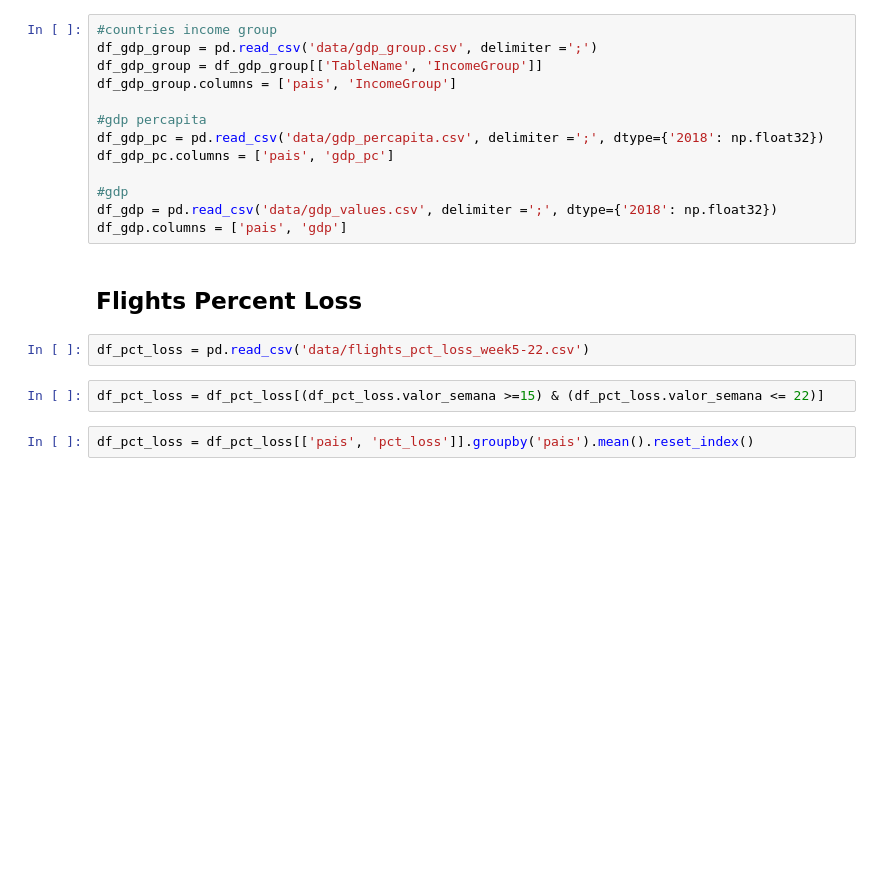
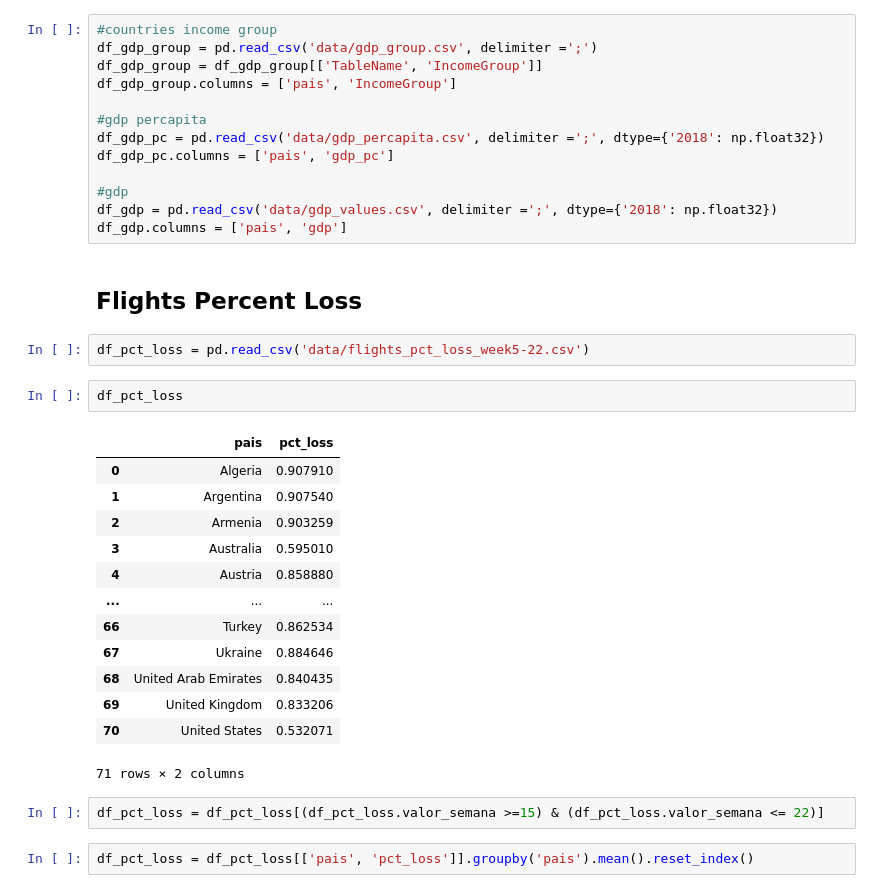
Before and after one commit to paulagiovanna/IC---Covid19-Random-Walk, a Jupyter notebook: flights_pct_loss_analysis.ipynb, the cells around one changed output. Cells and saved outputs as stored; diff of their text form; blank space fills up the shorter version.

```diff
--- a/flights_pct_loss_analysis.ipynb
+++ b/flights_pct_loss_analysis.ipynb
@@ -27,6 +27,22 @@ df_gdp.columns = ['pais', 'gdp']
 ## Flights Percent Loss
 # %%
 df_pct_loss = pd.read_csv('data/flights_pct_loss_week5-22.csv')
+# %%
+df_pct_loss
+# %% [output]
+|  | pais | pct_loss |
+| 0 | Algeria | 0.907910 |
+| 1 | Argentina | 0.907540 |
+| 2 | Armenia | 0.903259 |
+| 3 | Australia | 0.595010 |
+| 4 | Austria | 0.858880 |
+| ... | ... | ... |
+| 66 | Turkey | 0.862534 |
+| 67 | Ukraine | 0.884646 |
+| 68 | United Arab Emirates | 0.840435 |
+| 69 | United Kingdom | 0.833206 |
+| 70 | United States | 0.532071 |
+71 rows × 2 columns
 # %%
 df_pct_loss = df_pct_loss[(df_pct_loss.valor_semana >=15) & (df_pct_loss.valor_semana <= 22)]
 # %%
```
Also changed, not shown: parts of 7 cells of this notebook, 1 other file.
